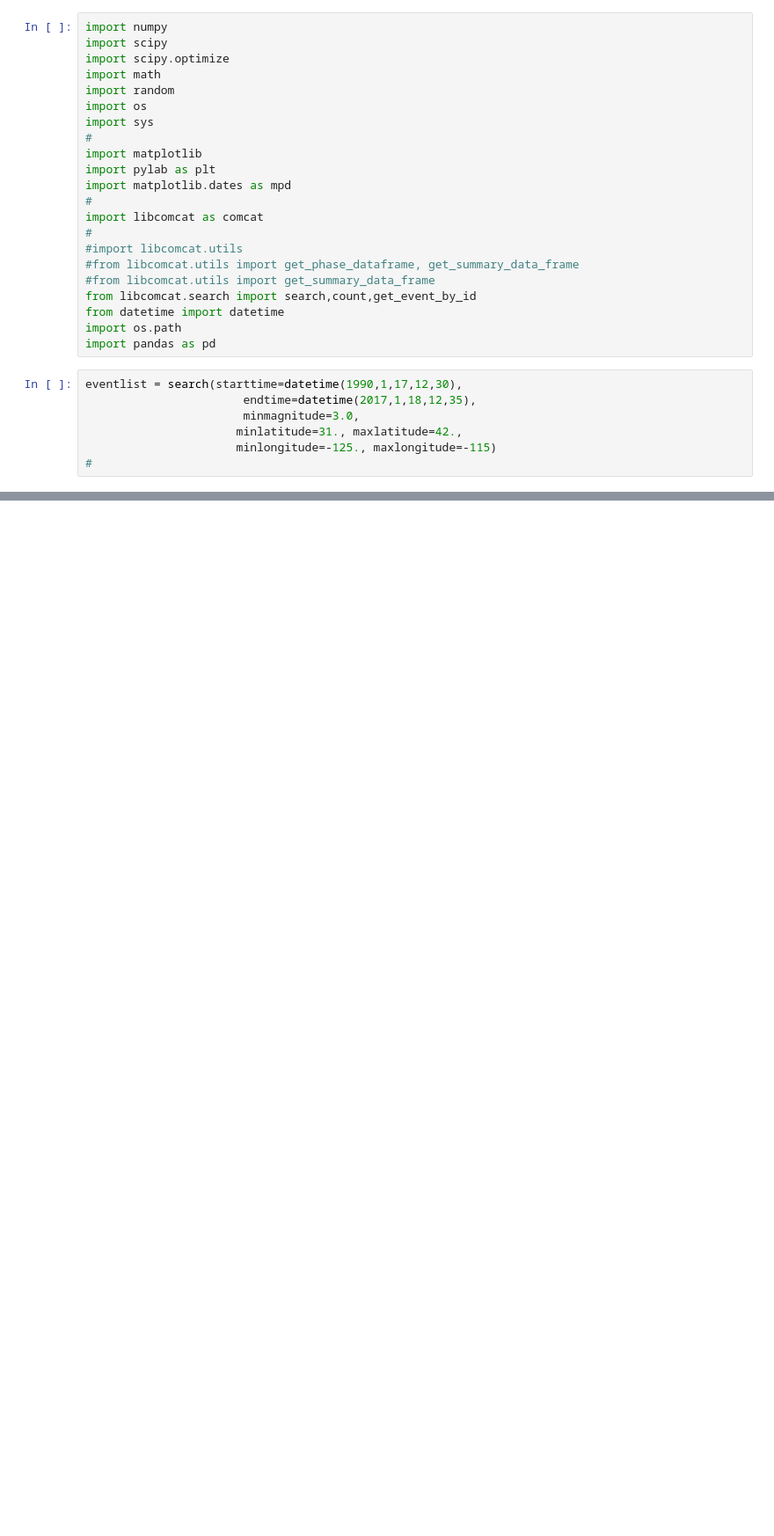
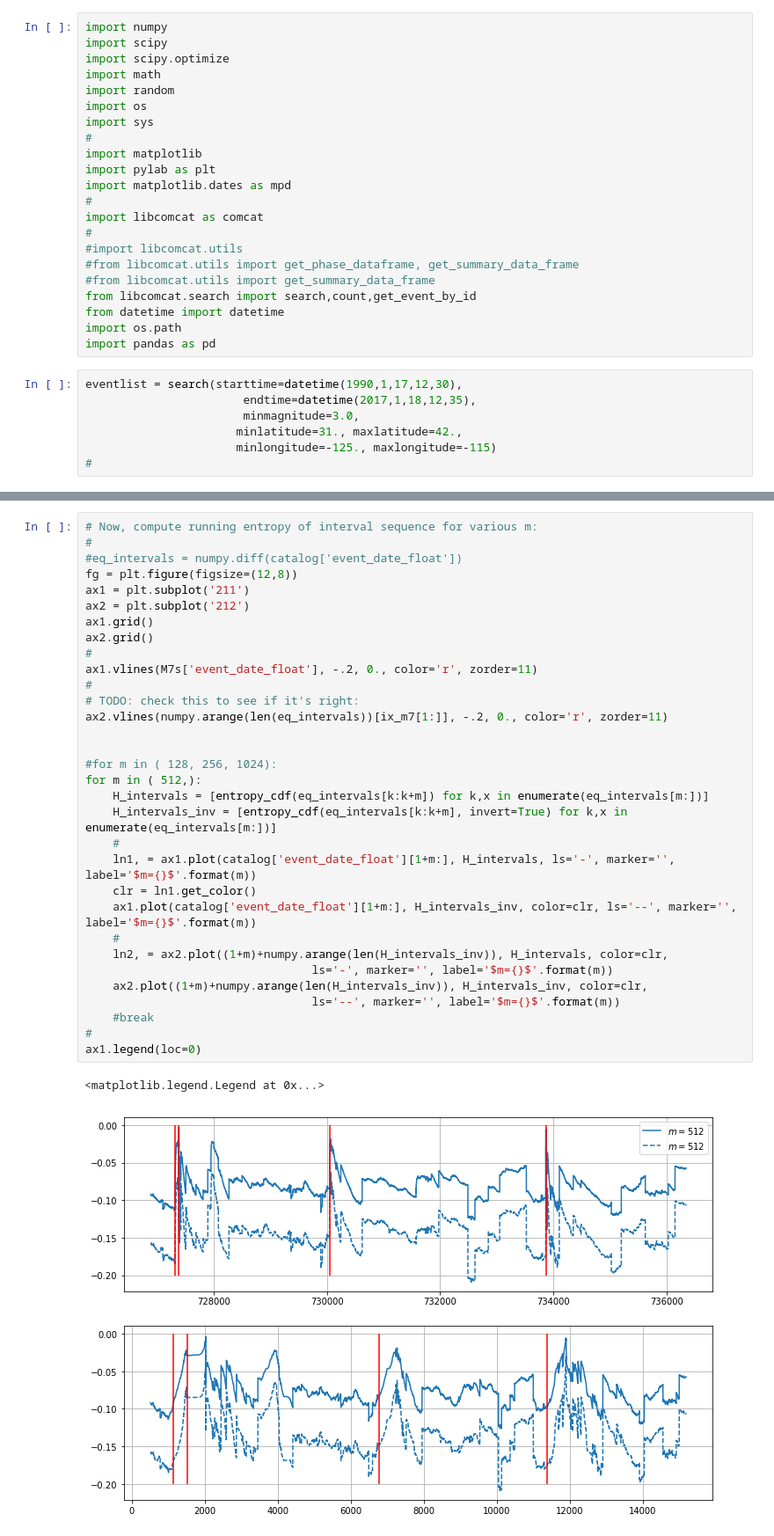
Before and after one commit to markyoder/earthquakes_and_entropy, a Jupyter notebook: interval_entropy.ipynb, the cells around one changed output, grey strips where cells are left out. Shown: that part at 88% size. Cells and saved outputs as stored; diff of their text form; blank space fills up the shorter version.

```diff
--- a/interval_entropy.ipynb
+++ b/interval_entropy.ipynb
@@ -71,0 +167,35 @@ SyntaxError: invalid syntax (<ipython-input-7-35fa0235729b>, line 7)
+# %%
+# Now, compute running entropy of interval sequence for various m:
+#
+#eq_intervals = numpy.diff(catalog['event_date_float'])
+fg = plt.figure(figsize=(12,8))
+ax1 = plt.subplot('211')
+ax2 = plt.subplot('212')
+ax1.grid()
+ax2.grid()
+#
+ax1.vlines(M7s['event_date_float'], -.2, 0., color='r', zorder=11)
+#
+# TODO: check this to see if it's right:
+ax2.vlines(numpy.arange(len(eq_intervals))[ix_m7[1:]], -.2, 0., color='r', zorder=11)
+
+
+#for m in ( 128, 256, 1024):
+for m in ( 512,):
+    H_intervals = [entropy_cdf(eq_intervals[k:k+m]) for k,x in enumerate(eq_intervals[m:])]
+    H_intervals_inv = [entropy_cdf(eq_intervals[k:k+m], invert=True) for k,x in enumerate(eq_intervals[m:])]
+    #
+    ln1, = ax1.plot(catalog['event_date_float'][1+m:], H_intervals, ls='-', marker='', label='$m={}$'.format(m))
+    clr = ln1.get_color()
+    ax1.plot(catalog['event_date_float'][1+m:], H_intervals_inv, color=clr, ls='--', marker='', label='$m={}$'.format(m))
+    #
+    ln2, = ax2.plot((1+m)+numpy.arange(len(H_intervals_inv)), H_intervals, color=clr,
+                                 ls='-', marker='', label='$m={}$'.format(m))
+    ax2.plot((1+m)+numpy.arange(len(H_intervals_inv)), H_intervals_inv, color=clr,
+                                 ls='--', marker='', label='$m={}$'.format(m))
+    #break
+#
+ax1.legend(loc=0)
+# %% [output]
+<matplotlib.legend.Legend at 0x...>
+[figure, added]
```
Also changed, not shown: parts of 6 cells of this notebook.
